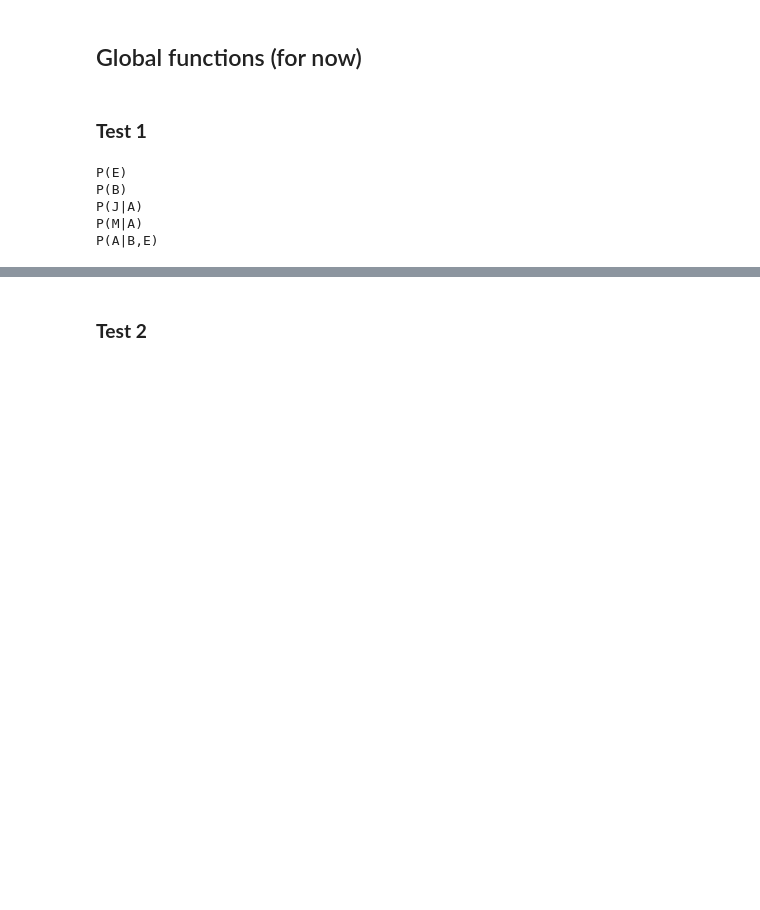
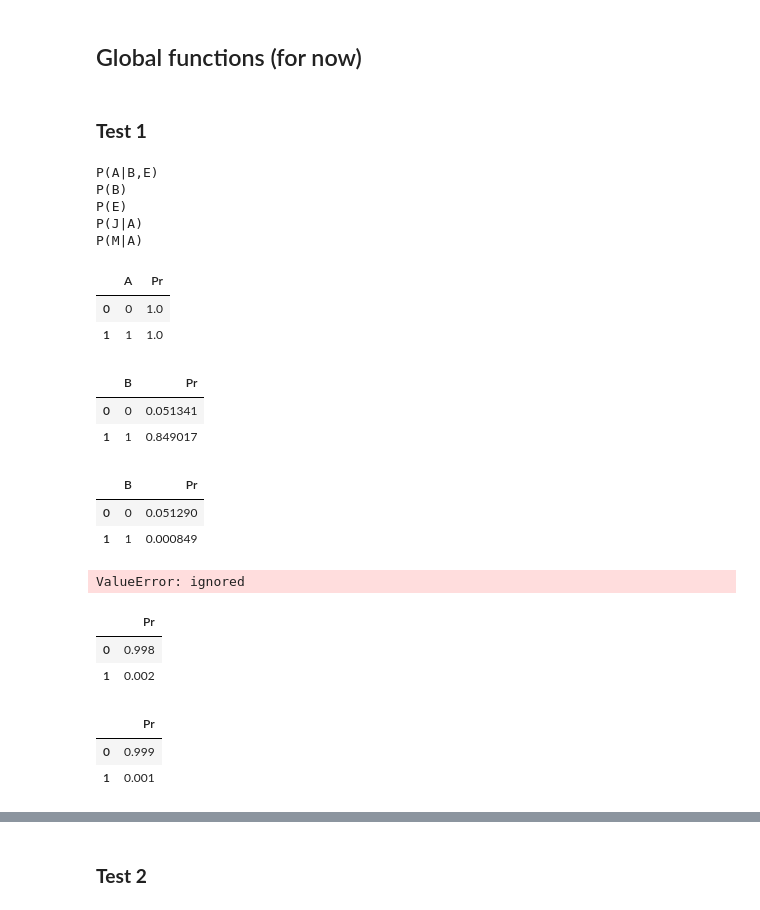
Before and after one commit to armandordorica/MIE1516_A1_Variable_Elimination, a Jupyter notebook: MIE1516_A1_Q3_v2.ipynb, the cells around one changed output, grey strips where cells are left out. Cells and saved outputs as stored; diff of their text form; code cells hidden in the pictures; blank space fills up the shorter version.

```diff
--- a/MIE1516_A1_Q3_v2.ipynb
+++ b/MIE1516_A1_Q3_v2.ipynb
@@ -203,6 +234,14 @@ class Factor:
       return False
 # %%
 class TabularCPD:
+  """
+  input to initialize:
+        * variable - dependent variable
+        * variable_card - how many possible values for dependent variable
+        * values - tabular probabilities
+        * evidence - independent variable
+        * evidence_card - list of possibilities for each of the dependent variables
+  """
   def __init__(self, variable, variable_card, values, evidence='', evidence_card=''):
     self.variable = variable
     self.variable_card = variable_card
@@ -218,19 +257,6 @@ class TabularCPD:
     if len(self.evidence)==0:
       self.factors = []
       self.factors.append(Factor(self.variable))
-
-    # model.tabular_cpds.append(self)
-
-    edges_with_children=[item for item in model.list_of_edges if item[0] == self.variable]
-
-    if len(edges_with_children)>0:
-      model.nodes.append(Node(self.variable,
-                        self.evidence,
-                        [item for item in model.list_of_edges if item[0] == self.variable][0][1]))
-
-    elif len(edges_with_children)==0:
-      model.nodes.append(Node(self.variable,
-                        self.evidence ))
 
     self.all_variables = []
     self.all_variables.append(self.variable)
@@ -255,10 +281,6 @@ class TabularCPD:
     self.factors[0].print_factor()
 
   def to_truth_table(self):
-    # self.all_variables = []
-    # self.all_variables.append(self.variable)
-    # for i in range (0, len(self.evidence)):
-    #   self.all_variables.append(self.evidence[i])
     self.truth_table = generate_truth_table(self.all_variables)
 
     self.probabilities = []
@@ -354,8 +380,15 @@ mymodel.add_cpds([cpd_e, cpd_b, cpd_j, cpd_m, cpd_a])
 # %%
-mymodel.print_all_factors()
+model.print_all_factors()
 # %% [output]
+P(A|B,E)
+P(B)
 P(E)
-P(B)
 P(J|A)
 P(M|A)
-P(A|B,E)
+# %%
+f1 = df_marginalize(cpd_m, ['M'])
+f1
+# %% [output]
+|  | A | Pr |
+| 0 | 0 | 1.0 |
+| 1 | 1 | 1.0 |
@@ -361,0 +402,6 @@ P(A|B,E)
+# %%
+f3
+# %% [output]
+|  | B | Pr |
+| 0 | 0 | 0.051341 |
+| 1 | 1 | 0.849017 |
@@ -361,0 +410,6 @@ P(A|B,E)
+# %%
+answer
+# %% [output]
+|  | B | Pr |
+| 0 | 0 | 0.051290 |
+| 1 | 1 | 0.000849 |
@@ -362,2 +437,18 @@ P(A|B,E)
+# %%
+f3 = df_marginalize(multiply_tabular_cpds_v2(f2, cpd_e),['E'])
+# %% [output]
+ValueError: ignored
+# %%
+df_marginalize(cpd_e.to_truth_table(), ['E'])
+# %% [output]
+|  | Pr |
+| 0 | 0.998 |
+| 1 | 0.002 |
+# %%
+df_marginalize(cpd_b.to_truth_table(), ['B'])
+# %% [output]
+|  | Pr |
+| 0 | 0.999 |
+| 1 | 0.001 |
 # %%
 # %% [output]
```
Also changed, not shown: parts of 37 cells of this notebook.
